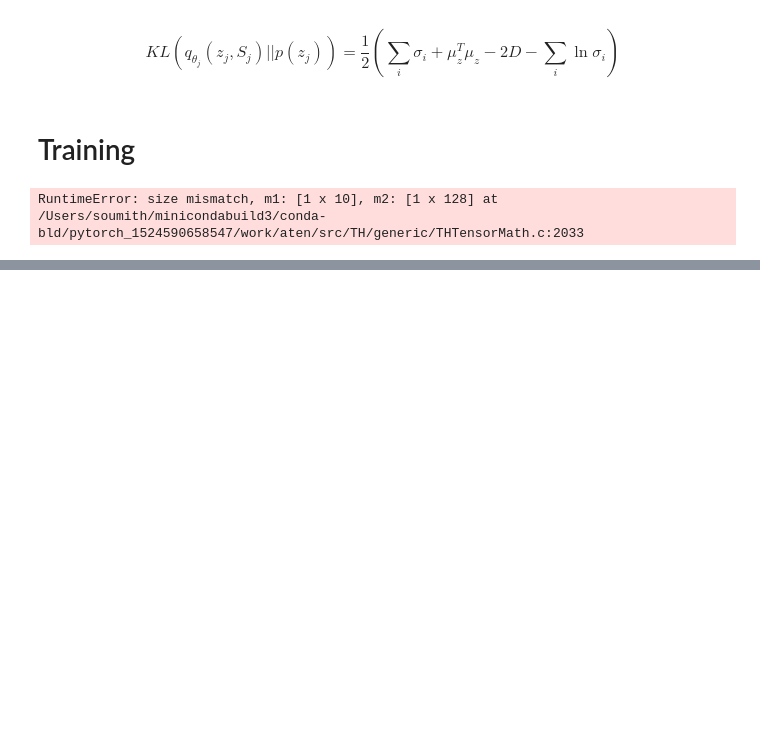
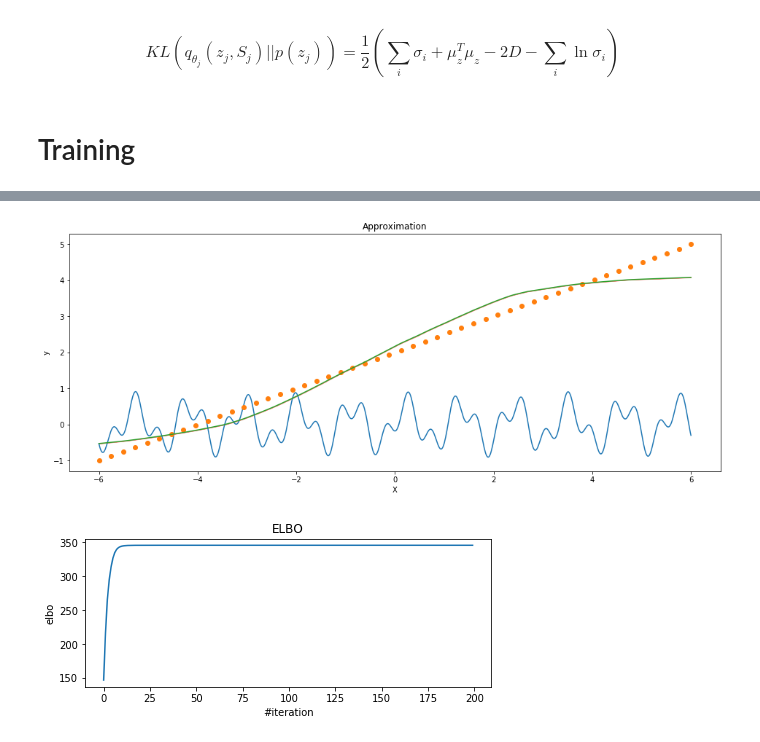
Before and after one commit to egornuzhin/bml_deep_prior, a Jupyter notebook: deep_prior.ipynb, the cells around one changed output, grey strips where cells are left out. Saved outputs shown, nothing was run; the diff lists cells and outputs as text; code cells hidden in the pictures; blank space fills up the shorter version.

Commit message:
add dataset generation, bug fixing

```diff
--- a/deep_prior.ipynb
+++ b/deep_prior.ipynb
@@ -34,14 +35,12 @@ def generate_dataset(N):
         datasets.append((x, y))
 
     return datasets, param_set
-# %%
-datasets, param_set = generate_dataset(5)
 # %%
 def iterate_minibatches(datasets, batchsize):
-
-    for d in datasets:
+    """iterate between datasets with defined batchsize"""
+    for ind, d in enumerate(datasets):
         indices = np.random.permutation(np.arange(len(d[0])))
         for start in range(0, len(indices), batchsize):
             ix = indices[start: start + batchsize]
 
-            yield  torch.FloatTensor(d[0][ix]), torch.FloatTensor(d[1][ix])
+            yield  ind, torch.FloatTensor(d[0][ix]).unsqueeze(1), torch.FloatTensor(d[1][ix]).unsqueeze(1), len(d[0])
@@ -186,6 +236,0 @@ class DeepPrior(nn.Module):
-# %%
-# оптимайзер
-from torch import optim
-from itertools import chain
-model = DeepPrior(N_batch=4, in_x=1, in_z=1, dim_middle=128, dim_out=1, n_layers=2)
-optimizer = optim.Adam(model.parameters(), lr=0.001)
@@ -195,32 +237,39 @@ optimizer = optim.Adam(model.parameters(), lr=0.001)
 # %% [markdown]
 # Training
 # %%
-def train_model(num_epochs=20, lr=1e-3, verbose=True):
+def train_model(num_epochs=20, batchsize = 10, verbose=True):
 
     num_epochs = num_epochs # total amount of full passes over training data
-    batchsize = 5
+
 
     for epoch in range(num_epochs):
         start_time = time.time()
         model.train(True) # enable dropout / batch_norm training behavior
-        for (X_batch, y_batch) in iterate_minibatches(datasets, batchsize):
+        for (ind, X_batch, y_batch, l) in iterate_minibatches(datasets, batchsize):
 
-            loss = model(torch.Tensor(X_batch), torch.Tensor(y_batch))
+#             print('ind', ind)
+            loss = model(ind, torch.Tensor(X_batch), torch.Tensor(y_batch), l)
 
             loss.backward()
             optimizer.step()
             optimizer.zero_grad()
 
+            if ind==0:
+                X_0 = X_batch
+                y_0 = y_batch
 
-          # Visualize
+
+        # Visualize
         # Then we print the results for this epoch:
         display.clear_output(wait=True)
         print("Epoch {} of {} took {:.3f}s".format(
             epoch + 1, num_epochs, time.time() - start_time))
-        print('current elbo: {}'.format(model.ELBO[-1]))
 
-#         print('acc hard', accuracy((model.hard_predict(X_batch)>0.5).data.numpy(), y_batch.data.numpy() ))
-#         print('acc soft', accuracy((model.soft_predict(X_batch)>0.5).data.numpy(), y_batch.data.numpy() ))
+        ELBO = np.array(list(model.ELBO.values()))
+        print('current elbo: {}'.format(ELBO[0][-1]))
+
+        plot_f(param_set, [X_0.data.numpy().flatten(), y_0.data.numpy().flatten()], num_points=1000)
+
 
         if verbose:
             plt.figure(figsize=(16, 6))
@@ -228,9 +277,7 @@ def train_model(num_epochs=20, lr=1e-3, verbose=True):
             plt.title("ELBO")
             plt.xlabel("#iteration")
             plt.ylabel("elbo")
-            plt.plot(model.ELBO, 'b', label = 'train_elbo')
+            plt.plot(ELBO.T, label = 'train_elbo')
             plt.show()
+
+    return ELBO
-# %%
-train_model()
-# %% [output]
-RuntimeError: size mismatch, m1: [1 x 10], m2: [1 x 128] at /Users/soumith/minicondabuild3/conda-bld/pytorch_1524590658547/work/aten/src/TH/generic/THTensorMath.c:2033
@@ -236,0 +330,4 @@ RuntimeError: size mismatch, m1: [1 x 10], m2: [1 x 128] at /Users/soumith/minic
+# %%
+verbose = False
+elbo = train_model(num_epochs=100, batchsize = 50)
+# %% [output]
@@ -236,0 +336,2 @@ RuntimeError: size mismatch, m1: [1 x 10], m2: [1 x 128] at /Users/soumith/minic
+[figure, added]
+[figure, added]
```
Also changed, not shown: parts of 18 cells of this notebook, 2 other files.
